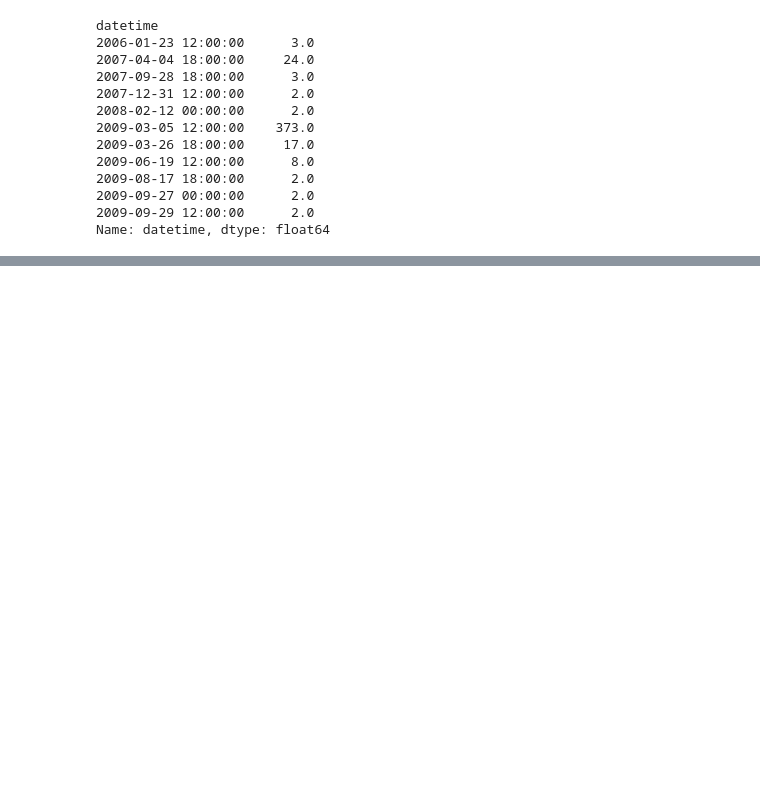
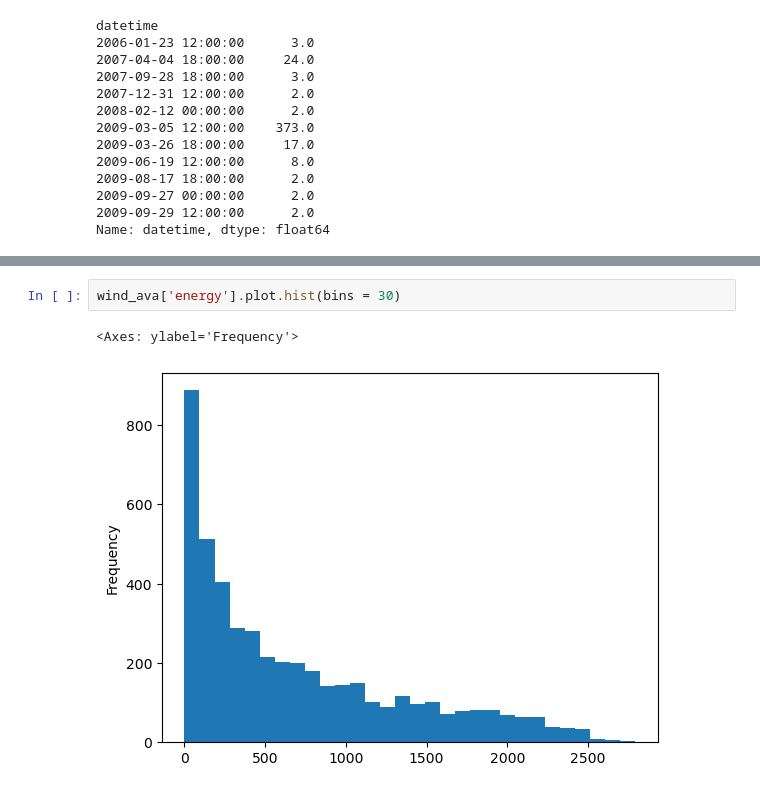
Before and after one commit to NicolasLamotteUC3M/p1_aprendizaje_automatico_Jaime_Nicolas, a Jupyter notebook: NotebookFinal.ipynb, the cells around one changed output, grey strips where cells are left out. Cells and saved outputs as stored; diff of their text form; blank space fills up the shorter version.

```diff
--- a/NotebookFinal.ipynb
+++ b/NotebookFinal.ipynb
@@ -143,0 +216,5 @@ Tras esto, se va observar
+# %%
+wind_ava['energy'].plot.hist(bins = 30)
+# %% [output]
+<Axes: ylabel='Frequency'>
+[figure, added]
```
Also changed, not shown: parts of 54 cells of this notebook.
